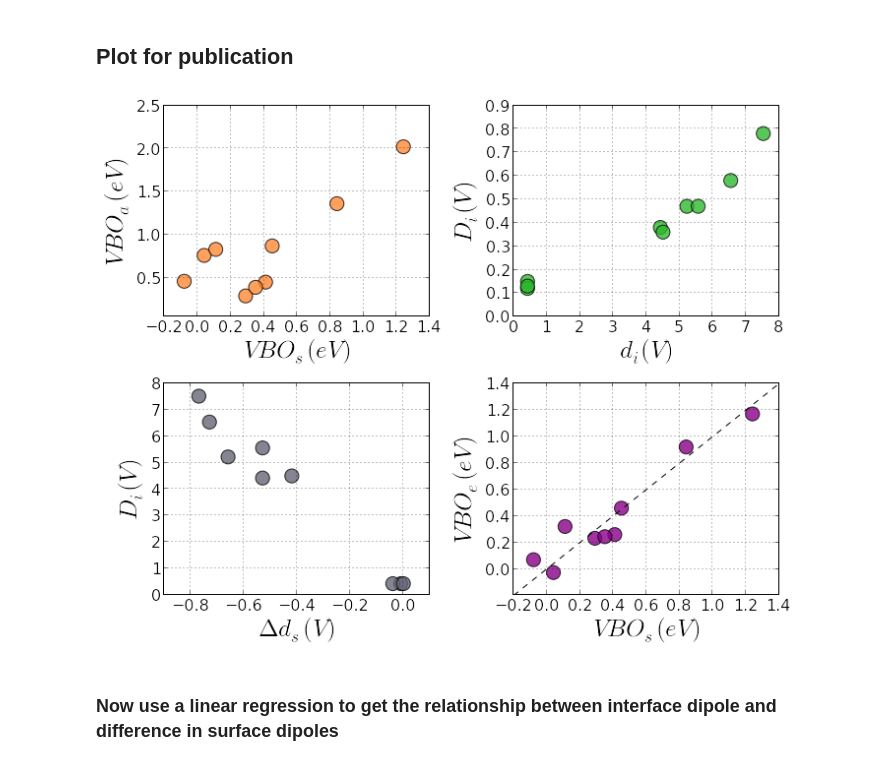
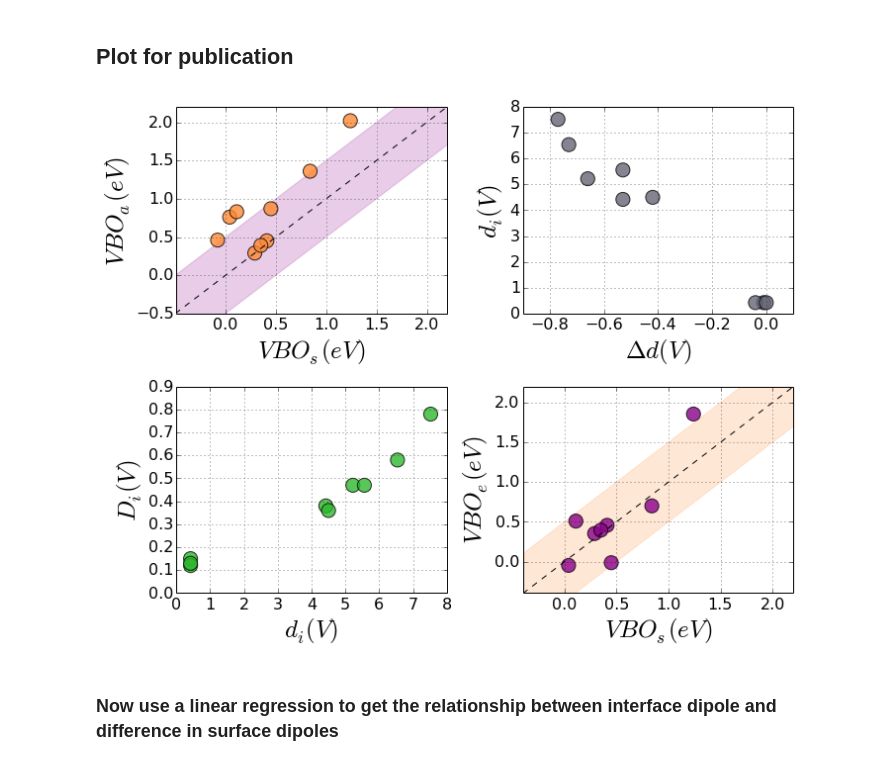
Before and after one commit to keeeto/fitting, a Jupyter notebook: Untitled.ipynb, the cells around one changed output. Saved outputs shown, nothing was run; the diff lists cells and outputs as text; code cells hidden in the pictures.

```diff
--- a/Untitled.ipynb
+++ b/Untitled.ipynb
@@ -510,41 +549,55 @@ plt.grid(True)
 # %%
 # Four axes, returned as a 2-d array
 f, axarr = plt.subplots(2, 2)
 f.set_size_inches(10,8)
 # Upper left
 c_o = [slab[0],slab[1],slab[2],slab[4],slab[6],slab[7]]
 ander_o = [ander[0],ander[1],ander[2],ander[4],ander[6],ander[7]]
+
+eyeline = np.arange(-0.5,3)
+em = eyeline - 0.5
+ep = eyeline + 0.5
+axarr[0,0].plot(eyeline,eyeline,'--',c='black')
+axarr[0,0].fill_between(eyeline,em,ep,color='#8A008A',alpha=0.2)
+
 axarr[0,0].scatter(slab,ander,s=200,marker='o',c='#ff8833',alpha=0.8)
 axarr[0,0].grid(True)
 axarr[0,0].set_xlabel('$VBO_s (eV)$',fontsize=25)
 axarr[0,0].set_ylabel('$VBO_a (eV)$',fontsize=25)
-#axarr[0,0].set_xlim(-0.3,1.5)
-axarr[0,0].set_ylim(0.05,2.5)
-# Upper right interface double layer intrface dipole
-axarr[0,1].scatter(iD,D,s=200,marker='o',c='#2EB82E',alpha=0.8)
+axarr[0,0].set_xlim(-0.49,2.2)
+axarr[0,0].set_ylim(-0.5,2.2)
+
+
+# Lower left interface double layer intrface dipole
+axarr[1,0].scatter(iD,D,s=200,marker='o',c='#2EB82E',alpha=0.8)
+axarr[1,0].grid(True)
+axarr[1,0].set_xlabel('$d_i (V)$',fontsize=25)
+axarr[1,0].set_ylabel('$D_i (V)$',fontsize=25)
+
+# Upper right interface electric double layer difference in surface double layers
+axarr[0,1].scatter(d_dip,iD,s=200,marker='o',c='#666677',alpha=0.8)
 axarr[0,1].grid(True)
-axarr[0,1].set_xlabel('$d_i (V)$',fontsize=25)
-axarr[0,1].set_ylabel('$D_i (V)$',fontsize=25)
+axarr[0,1].set_xlabel('$\Delta d (V)$',fontsize=25)
+axarr[0,1].set_ylabel('$d_i (V)$',fontsize=25)
 
-# Lower left interface electric double layer difference in surface double layers
-axarr[1,0].scatter(d_dip,iD,s=200,marker='o',c='#666677',alpha=0.8)
-axarr[1,0].grid(True)
-axarr[1,0].set_xlabel('$\Delta d_s (V)$',fontsize=25)
-axarr[1,0].set_ylabel('$D_i (V)$',fontsize=25)
 # Lower right estimated offset vs
-axarr[1,1].scatter(slab, corrected_offsets, marker='o',s=200,c='#8A008A',alpha=0.8)
+
 axarr[1,1].grid(True)
 axarr[1,1].set_ylabel('$VBO_e (eV)$',fontsize=25)
 axarr[1,1].set_xlabel('$VBO_s (eV)$',fontsize=25)
-eyeline = np.arange(-0.2,2)
+eyeline = np.arange(-0.4,3)
+em = eyeline - 0.5
+ep = eyeline + 0.5
 axarr[1,1].plot(eyeline,eyeline,'--',c='black')
-axarr[1,1].set_xlim(-0.2,1.401)
-axarr[1,1].set_ylim(-.195,1.401)
+axarr[1,1].fill_between(eyeline,em,ep,color='#ff8833',alpha=0.2)
+axarr[1,1].set_xlim(-0.4,2.2)
+axarr[1,1].set_ylim(-.395,2.2)
+axarr[1,1].scatter(slab, estimated_offsets, marker='o',s=200,c='#8A008A',alpha=0.8)
 
 f.tight_layout()
 f.savefig('interface_offsets.pdf')
 # %% [output]
-[figure, old version]
+[figure, new version]
 # %% [markdown]
 ### Now use a linear regression to get the relationship between interface dipole and difference in surface dipoles
 # %%
```
Also changed, not shown: parts of 24 cells of this notebook, 1 other file.
